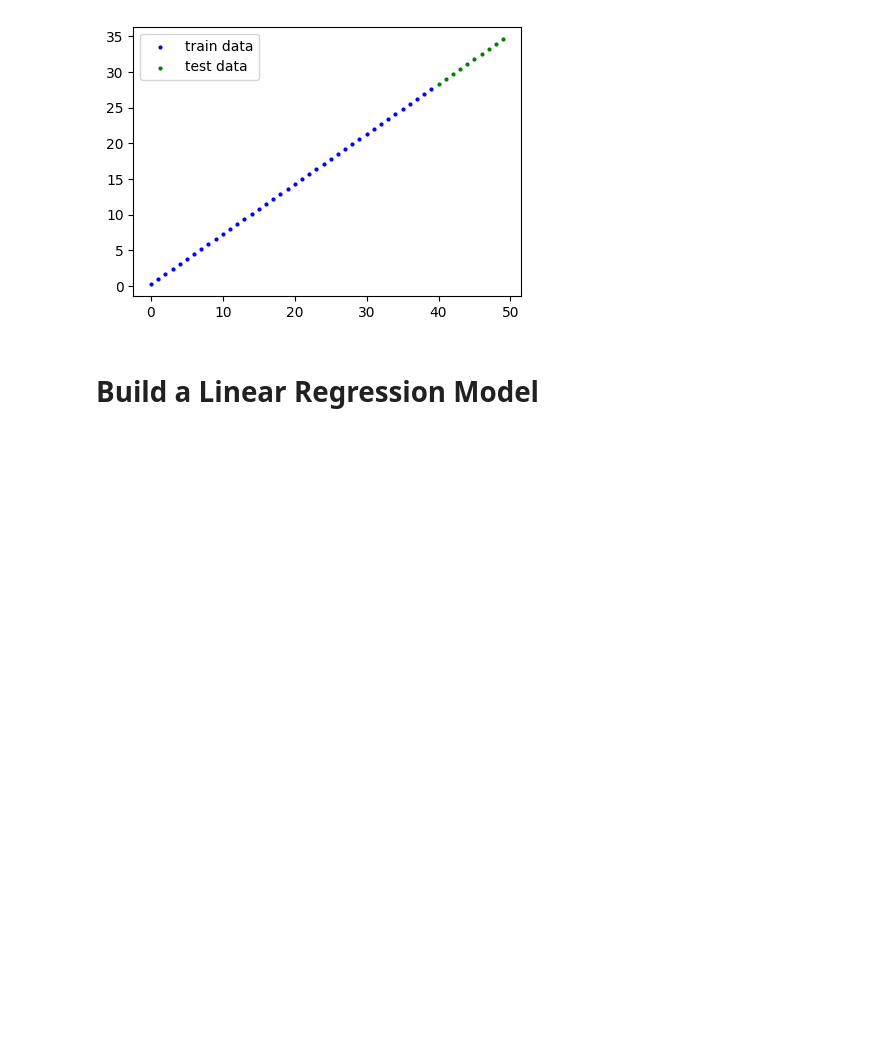
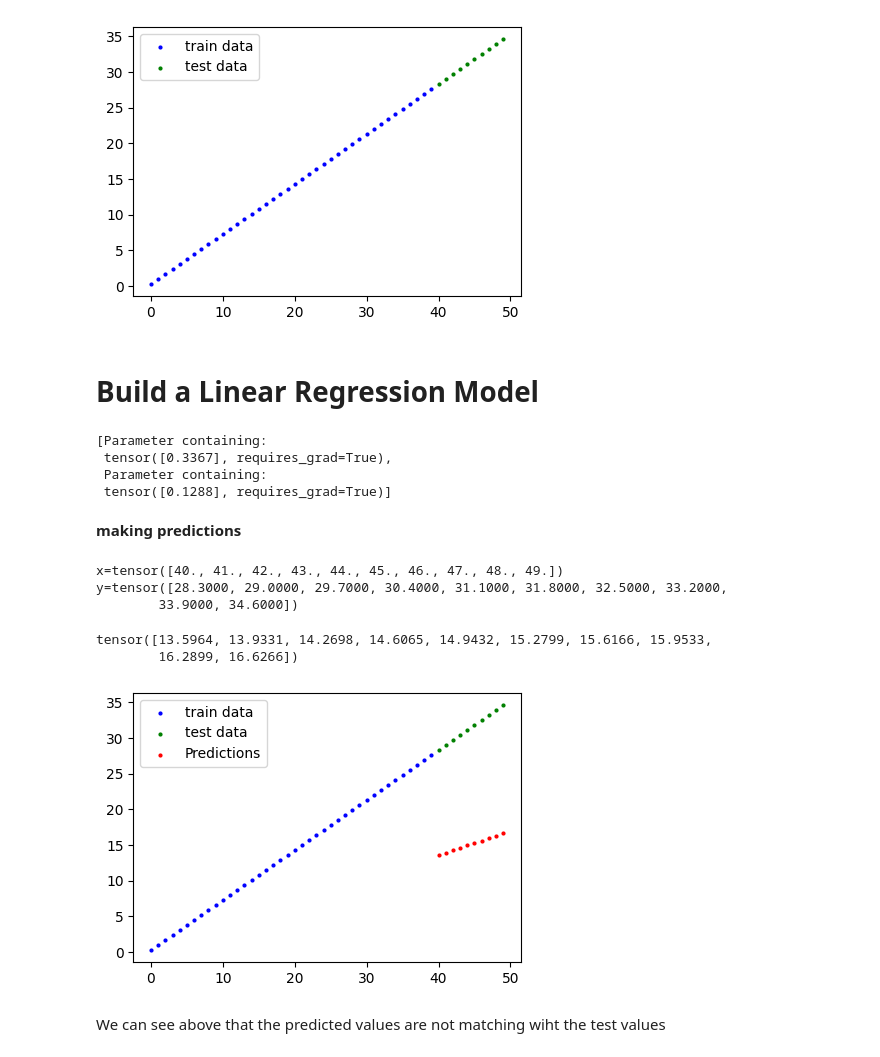
Before and after one commit to Deepanshu-Malakar/Learn_Machine_Learning, a Jupyter notebook: 003_Pytorch_workflow.ipynb, the cells around one changed output. Drawn from its saved outputs; the diff is of its cells as text; code cells hidden in the pictures; blank space fills up the shorter version.

```diff
--- a/003_Pytorch_workflow.ipynb
+++ b/003_Pytorch_workflow.ipynb
@@ -89,7 +89,7 @@ def plot(train_data,train_label,test_data,test_label,y_predicted=None):
   plt.scatter(test_data,test_label,c="g",s=4,label="test data")
 
   if y_predicted is not None:
-    plt.scatter(train_data,y_predicted,c="g",s=4,label="Predictions")
+    plt.scatter(test_data,y_predicted,c="r",s=4,label="Predictions")
 
   plt.legend()
 plot(x_train,y_train,x_test,y_test)
@@ -100,11 +100,42 @@ plot(x_train,y_train,x_test,y_test)
 # %%
 #create a linear regression model class
 
-class model(nn.Module):
+class LinearRegressionModel(nn.Module):
   def __init__(self):
     super().__init__()
 
-    self.weight=nn.parameter(torch.randn(1,requires_grad=True,dtype=float))
-    self.bias=nn.parameter(torch.randn(1,requires_grad=True,dtype=float))
+    self.weight=nn.Parameter(torch.randn(1,requires_grad=True,dtype=torch.float))
+    self.bias=nn.Parameter(torch.randn(1,requires_grad=True,dtype=torch.float))
+
   def forward(self,x:torch.Tensor)->torch.Tensor:
     return x*self.weight + self.bias
+
+torch.manual_seed(42)
+model0=LinearRegressionModel()
+list(model0.parameters())
+# %% [output]
+[Parameter containing:
+ tensor([0.3367], requires_grad=True),
+ Parameter containing:
+ tensor([0.1288], requires_grad=True)]
+# %% [markdown]
+**making predictions**
+# %%
+print(f"x={x_test}\ny={y_test}")
+# %% [output]
+x=tensor([40., 41., 42., 43., 44., 45., 46., 47., 48., 49.])
+y=tensor([28.3000, 29.0000, 29.7000, 30.4000, 31.1000, 31.8000, 32.5000, 33.2000,
+        33.9000, 34.6000])
+# %%
+with torch.inference_mode():
+  y_preds = model0(x_test)
+y_preds
+# %% [output]
+tensor([13.5964, 13.9331, 14.2698, 14.6065, 14.9432, 15.2799, 15.6166, 15.9533,
+        16.2899, 16.6266])
+# %%
+plot(x_train,y_train,x_test,y_test,y_preds)
+# %% [output]
+[figure, added]
+# %% [markdown]
+We can see above that the predicted values are not matching wiht the test values
```
